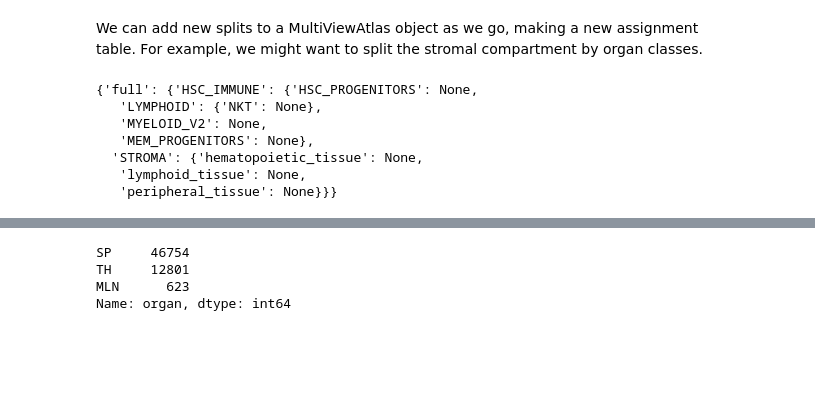
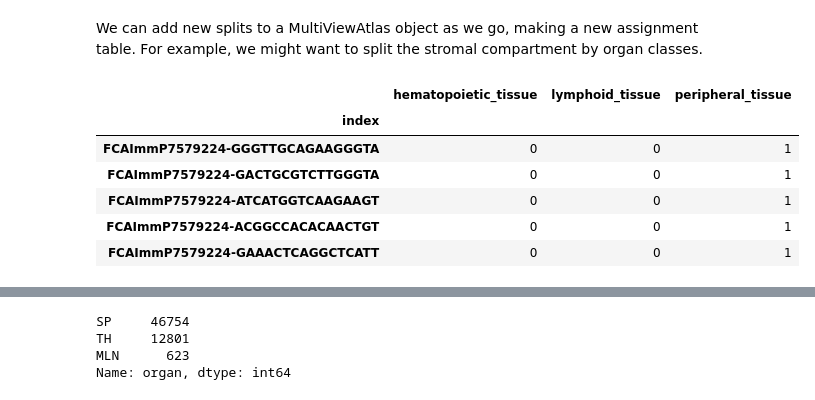
Before and after one commit to scverse-bot/multi-view-atlas, a Jupyter notebook: multiviewatlas_demo.ipynb, the cells around one changed output, grey strips where cells are left out. Saved outputs shown, nothing was run; the diff lists cells and outputs as text; code cells hidden in the pictures; blank space fills up the shorter version.

```diff
--- a/multiviewatlas_demo.ipynb
+++ b/multiviewatlas_demo.ipynb
@@ -174,10 +174,10 @@ mvatlas.update_views(parent_view='STROMA', child_assign_tab=assign_tab, transiti
-# %%
-mvatlas.view_hierarchy
-# %% [output]
-{'full': {'HSC_IMMUNE': {'HSC_PROGENITORS': None,
-   'LYMPHOID': {'NKT': None},
-   'MYELOID_V2': None,
-   'MEM_PROGENITORS': None},
-  'STROMA': {'hematopoietic_tissue': None,
-   'lymphoid_tissue': None,
-   'peripheral_tissue': None}}}
+# %%
+assign_tab.head()
+# %% [output]
+|  | hematopoietic_tissue | lymphoid_tissue | peripheral_tissue |
+| index |  |  |  |
+| FCAImmP7579224-GGGTTGCAGAAGGGTA | 0 | 0 | 1 |
+| FCAImmP7579224-GACTGCGTCTTGGGTA | 0 | 0 | 1 |
+| FCAImmP7579224-ATCATGGTCAAGAAGT | 0 | 0 | 1 |
+| FCAImmP7579224-ACGGCCACACAACTGT | 0 | 0 | 1 |
+| FCAImmP7579224-GAAACTCAGGCTCATT | 0 | 0 | 1 |
```
Also changed, not shown: parts of 8 cells of this notebook, 1 other file.
